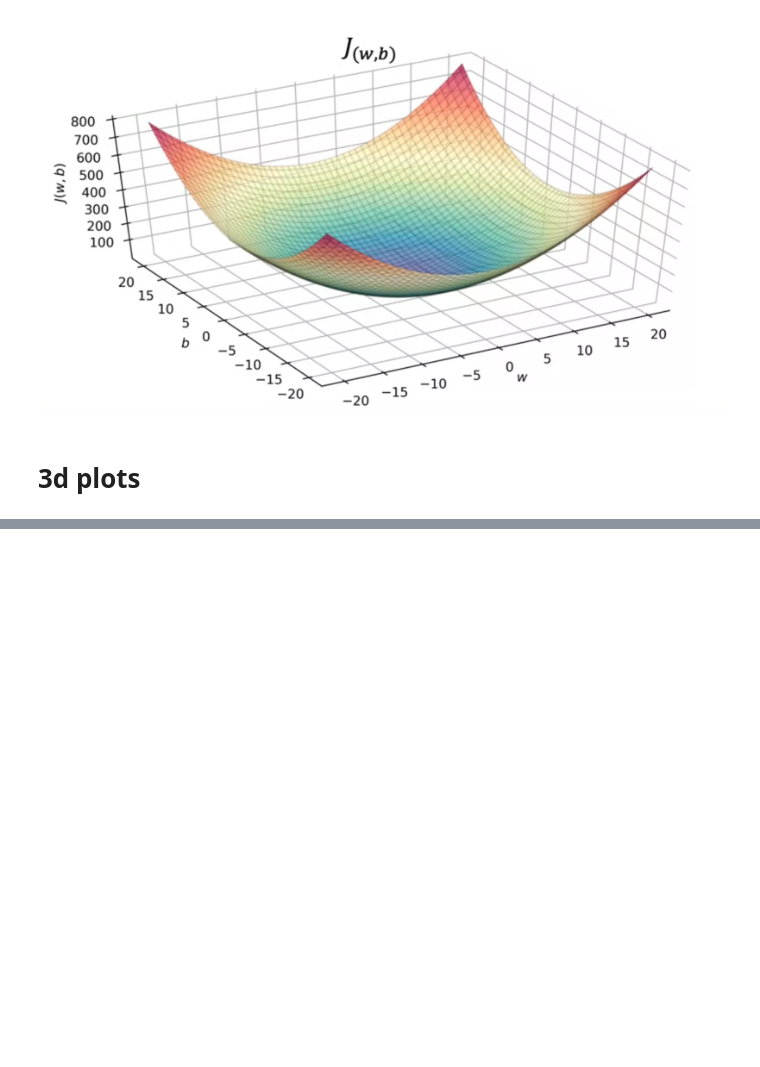
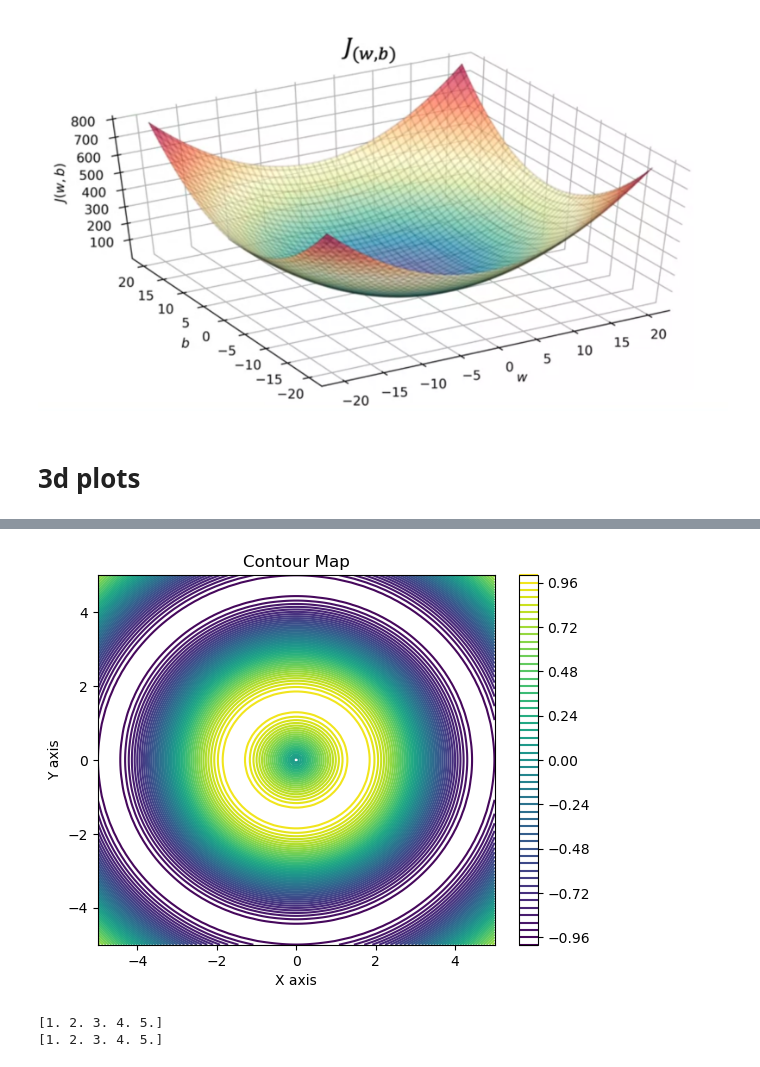
Before and after one commit to pkirlin/ml-s25-materials, a Jupyter notebook: linear-regression/cost-func-intuition.ipynb, the cells around one changed output, grey strips where cells are left out. Saved outputs shown, nothing was run; the diff lists cells and outputs as text; code cells hidden in the pictures; blank space fills up the shorter version.

```diff
--- a/linear-regression/cost-func-intuition.ipynb
+++ b/linear-regression/cost-func-intuition.ipynb
@@ -88,0 +144,15 @@ plt.show()
+# %%
+# Create a contour plot
+plt.figure()
+contour = plt.contour(x, y, z, levels=50, cmap='viridis')
+plt.colorbar(contour)
+
+# Add labels
+plt.xlabel('X axis')
+plt.ylabel('Y axis')
+plt.title('Contour Map')
+
+# Show the plot
+plt.show()
+# %% [output]
+[figure, added]
@@ -88,0 +162,6 @@ plt.show()
+# %%
+print(x)
+print(y)
+# %% [output]
+[1. 2. 3. 4. 5.]
+[1. 2. 3. 4. 5.]
```
Also changed, not shown: parts of 7 cells of this notebook, 5 other files.
